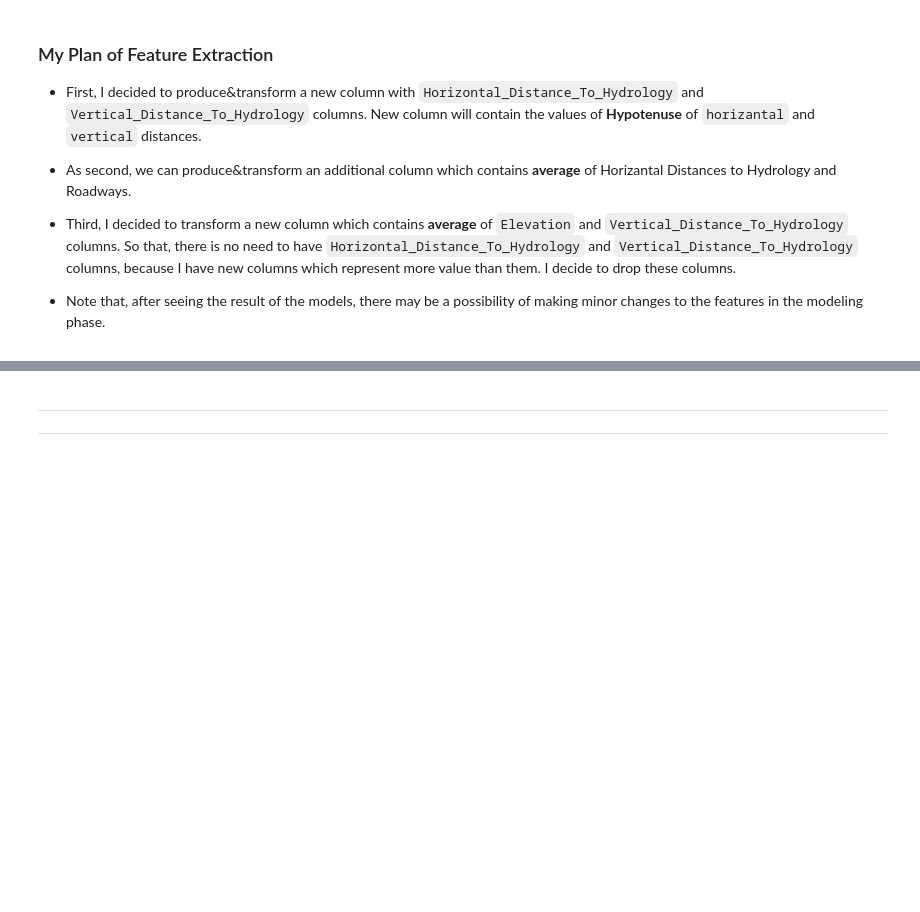
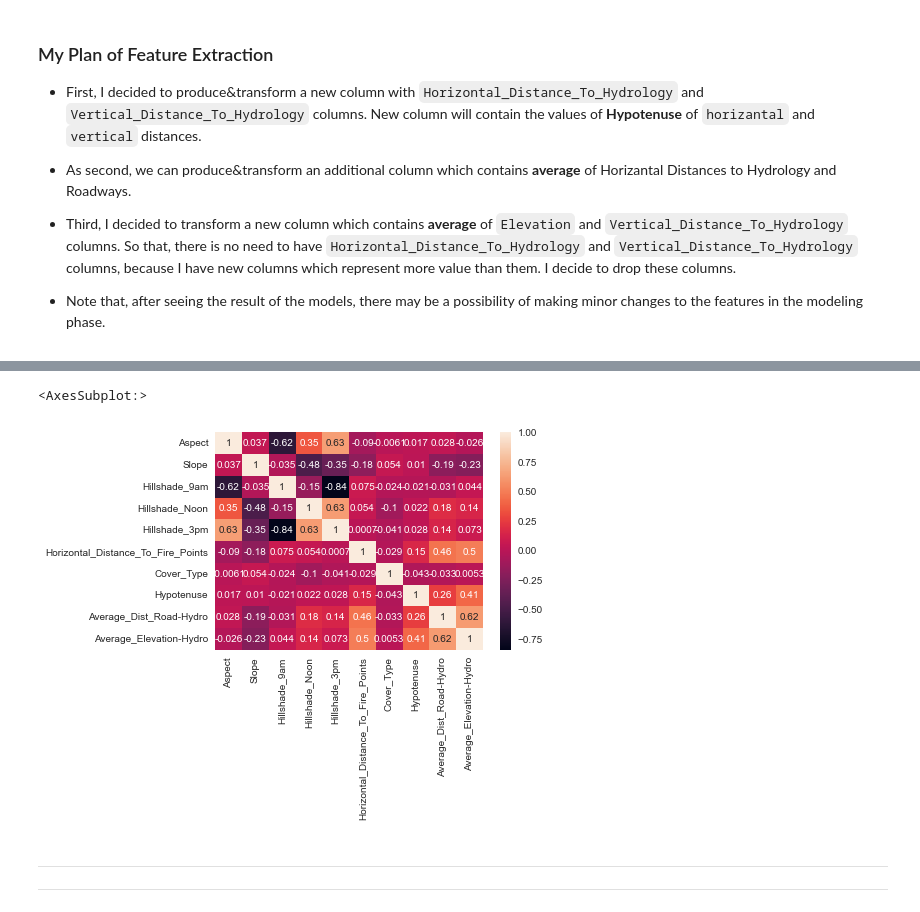
Before and after one commit to yasir5008/DS_-_ITF_Just_Working_Directory, a Jupyter notebook: ML/assignments/Tree_Types_Prediction_Classification_student.ipynb, the cells around one changed output, grey strips where cells are left out. Cells and saved outputs as stored; diff of their text form; code cells hidden in the pictures; blank space fills up the shorter version.

```diff
--- a/ML/assignments/Tree_Types_Prediction_Classification_student.ipynb
+++ b/ML/assignments/Tree_Types_Prediction_Classification_student.ipynb
@@ -321,3 +321,10 @@ df_numeric=df_numeric[df_numeric.Horizontal_Distance_To_Fire_Points < 3900]
 - Note that, after seeing the result of the models, there may be a possibility of making minor changes to the features in the modeling phase.
 # %%
 df_numeric["Hypotenuse"] = np.sqrt(df_numeric["Horizontal_Distance_To_Hydrology"]**2 + df_numeric["Vertical_Distance_To_Hydrology"]**2)
+df_numeric["Average_Dist_Road-Hydro"] = (df_numeric["Horizontal_Distance_To_Hydrology"]+df_numeric['Horizontal_Distance_To_Roadways'])/2
+df_numeric["Average_Elevation-Hydro"] = (df_numeric["Elevation"] + df_numeric['Vertical_Distance_To_Hydrology'])/2
+# %%
+df_numeric.drop([
+    "Horizontal_Distance_To_Hydrology", "Vertical_Distance_To_Hydrology",
+    "Horizontal_Distance_To_Roadways", "Elevation"
+], axis=1, inplace=True)
@@ -323,0 +347,5 @@ df_numeric["Hypotenuse"] = np.sqrt(df_numeric["Horizontal_Distance_To_Hydrology"
+# %%
+sns.heatmap((df_numeric).corr(), annot =True)
+# %% [output]
+<AxesSubplot:>
+[figure, added]
```
Also changed, not shown: parts of 14 cells of this notebook, 1 other file.
